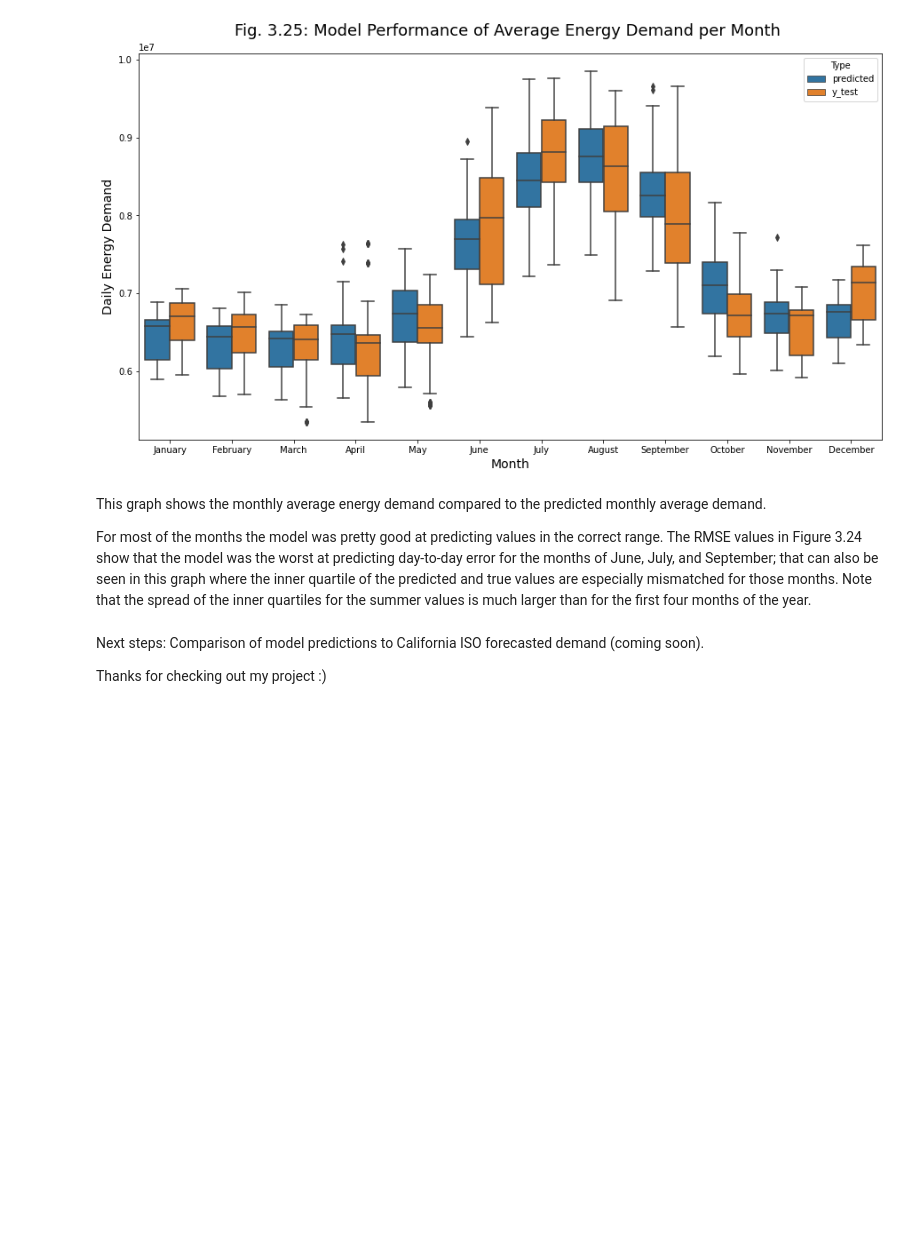
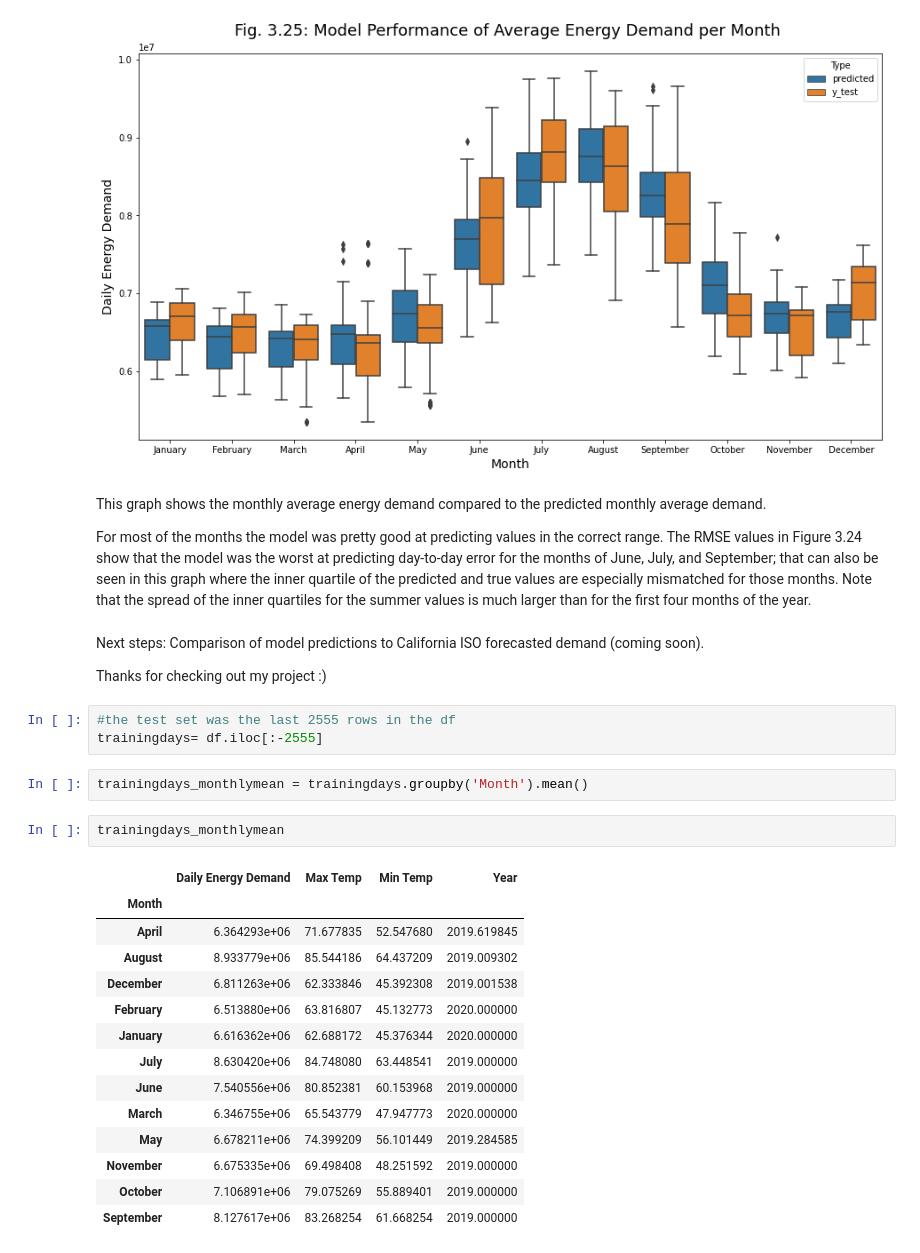
Before and after one commit to AuroraGinzburg/ML_Portfolio, a Jupyter notebook: 3-Data Visualization and Modeling.ipynb, the cells around one changed output. Drawn from its saved outputs; the diff is of its cells as text; blank space fills up the shorter version.

```diff
--- a/3-Data Visualization and Modeling.ipynb
+++ b/3-Data Visualization and Modeling.ipynb
@@ -1268,3 +1268,25 @@ For most of the months the model was pretty good at predicting values in the cor
 Next steps: Comparison of model predictions to California ISO forecasted demand (coming soon).
 
 Thanks for checking out my project :)
+# %%
+#the test set was the last 2555 rows in the df
+trainingdays= df.iloc[:-2555]
+# %%
+trainingdays_monthlymean = trainingdays.groupby('Month').mean()
+# %%
+trainingdays_monthlymean
+# %% [output]
+|  | Daily Energy Demand | Max Temp | Min Temp | Year |
+| Month |  |  |  |  |
+| April | 6.364293e+06 | 71.677835 | 52.547680 | 2019.619845 |
+| August | 8.933779e+06 | 85.544186 | 64.437209 | 2019.009302 |
+| December | 6.811263e+06 | 62.333846 | 45.392308 | 2019.001538 |
+| February | 6.513880e+06 | 63.816807 | 45.132773 | 2020.000000 |
+| January | 6.616362e+06 | 62.688172 | 45.376344 | 2020.000000 |
+| July | 8.630420e+06 | 84.748080 | 63.448541 | 2019.000000 |
+| June | 7.540556e+06 | 80.852381 | 60.153968 | 2019.000000 |
+| March | 6.346755e+06 | 65.543779 | 47.947773 | 2020.000000 |
+| May | 6.678211e+06 | 74.399209 | 56.101449 | 2019.284585 |
+| November | 6.675335e+06 | 69.498408 | 48.251592 | 2019.000000 |
+| October | 7.106891e+06 | 79.075269 | 55.889401 | 2019.000000 |
+| September | 8.127617e+06 | 83.268254 | 61.668254 | 2019.000000 |
```
Also changed, not shown: parts of 10 cells of this notebook.
